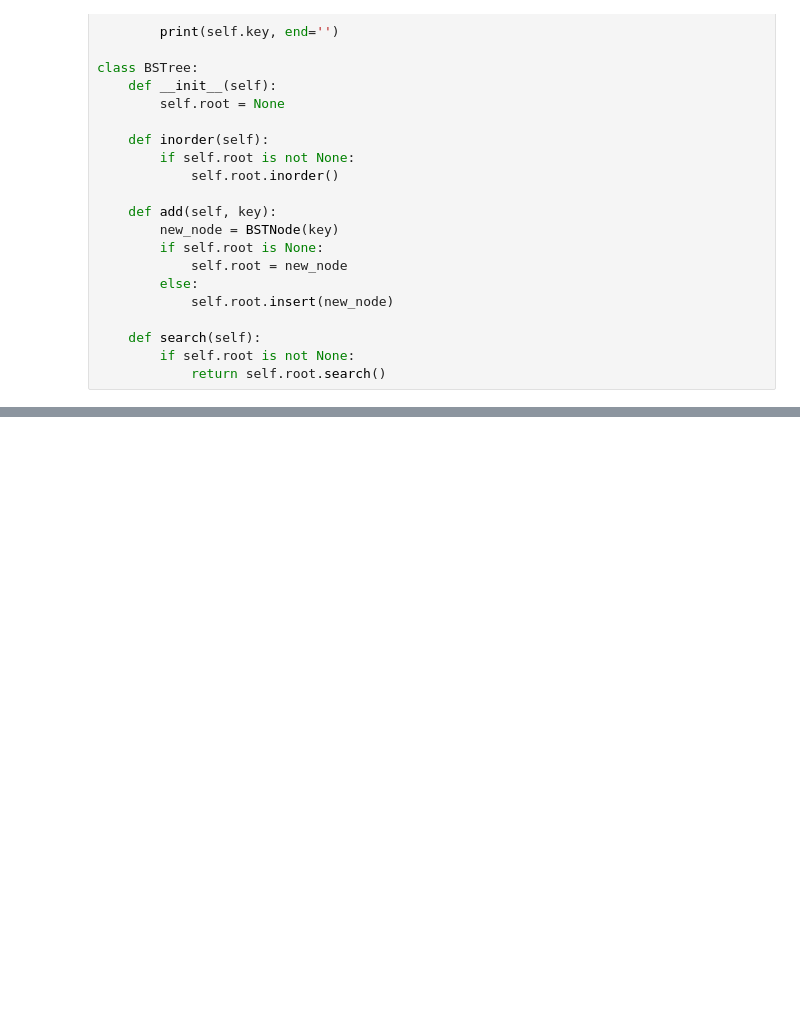
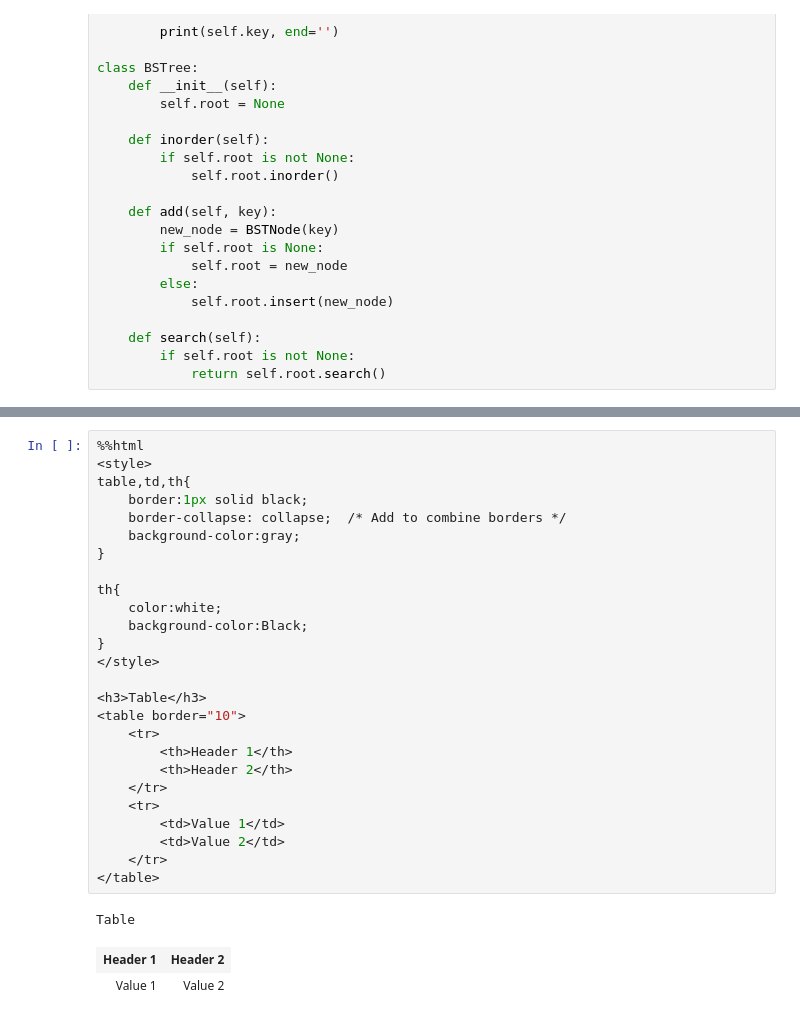
Before and after one commit to Hackin7/Programming-Crappy-Solutions, a Jupyter notebook: Basic Exercises/H2 Computing Notes/Overall.ipynb, the cells around one changed output, grey strips where cells are left out. Drawn from its saved outputs; the diff is of its cells as text; blank space fills up the shorter version.

```diff
--- a/Basic Exercises/H2 Computing Notes/Overall.ipynb
+++ b/Basic Exercises/H2 Computing Notes/Overall.ipynb
@@ -1015,0 +1210,30 @@ class BSTree:
+# %%
+%%html
+<style>
+table,td,th{
+    border:1px solid black;
+    border-collapse: collapse;  /* Add to combine borders */
+    background-color:gray;
+}
+
+th{
+    color:white;
+    background-color:Black;
+}
+</style>
+
+<h3>Table</h3>
+<table border="10">
+    <tr>
+        <th>Header 1</th>
+        <th>Header 2</th>
+    </tr>
+    <tr>
+        <td>Value 1</td>
+        <td>Value 2</td>
+    </tr>
+</table>
+# %% [output]
+Table
+| Header 1 | Header 2 |
+| Value 1 | Value 2 |
```
Also changed, not shown: parts of 29 cells of this notebook, 2 other files.
